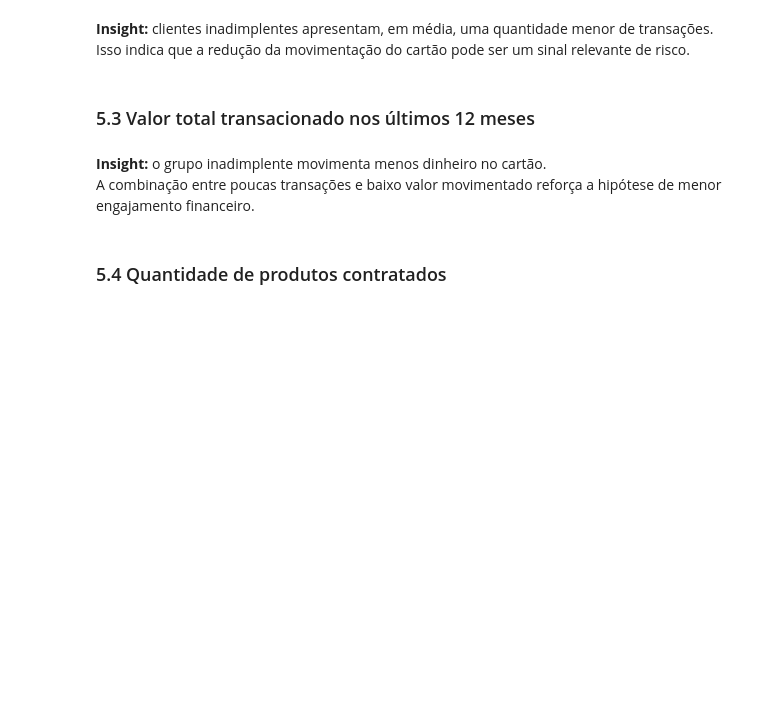
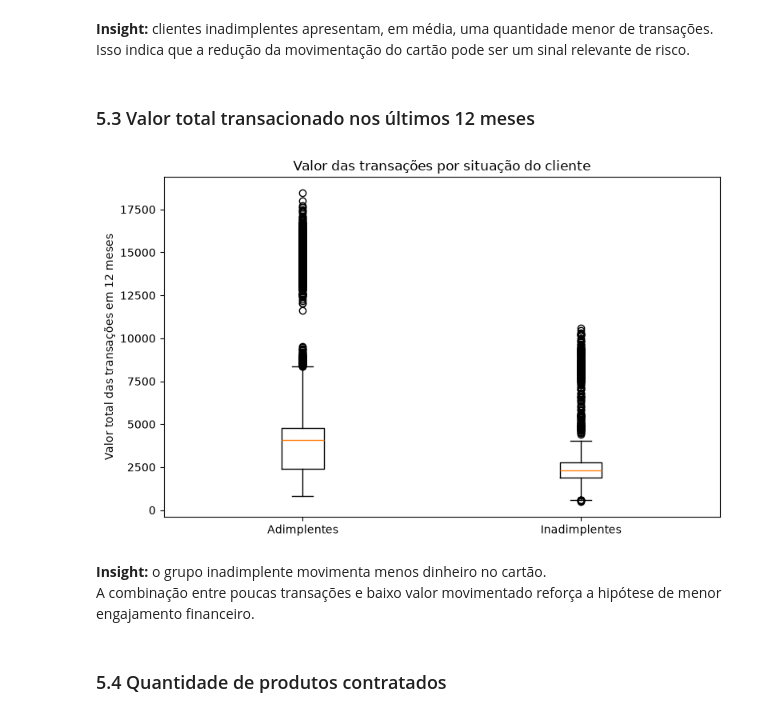
Before and after one commit to Vitor190303/credit-default-analysis, a Jupyter notebook: projeto_inadimplencia.ipynb, the cells around one changed output. Saved outputs shown, nothing was run; the diff lists cells and outputs as text; code cells hidden in the pictures; blank space fills up the shorter version.

```diff
--- a/projeto_inadimplencia.ipynb
+++ b/projeto_inadimplencia.ipynb
@@ -244,15 +516,30 @@ Isso indica que a redução da movimentação do cartão pode ser um sinal relev
 # %%
 dados_boxplot = [
     df_limpo.loc[df_limpo["default"] == 0, "valor_transacoes_12m"],
     df_limpo.loc[df_limpo["default"] == 1, "valor_transacoes_12m"]
 ]
 
 plt.figure(figsize=(8, 5))
-plt.boxplot(dados_boxplot, labels=["Adimplentes", "Inadimplentes"], showfliers=False)
-plt.title("Valor transacionado por situação do cliente")
-plt.ylabel("Valor das transações em 12 meses")
+
+plt.boxplot(
+    dados_boxplot,
+    tick_labels=["Adimplentes", "Inadimplentes"]
+)
+
+plt.title("Valor das transações por situação do cliente")
+plt.ylabel("Valor total das transações em 12 meses")
+
 plt.tight_layout()
+
+plt.savefig(
+    PASTA_GRAFICOS / "04_valor_transacoes.png",
+    dpi=300,
+    bbox_inches="tight"
+)
+
 plt.show()
+# %% [output]
+[figure, added]
 # %% [markdown]
 **Insight:** o grupo inadimplente movimenta menos dinheiro no cartão.
 A combinação entre poucas transações e baixo valor movimentado reforça a hipótese de menor engajamento financeiro.
```
Also changed, not shown: parts of 36 cells of this notebook, 13 other files.
